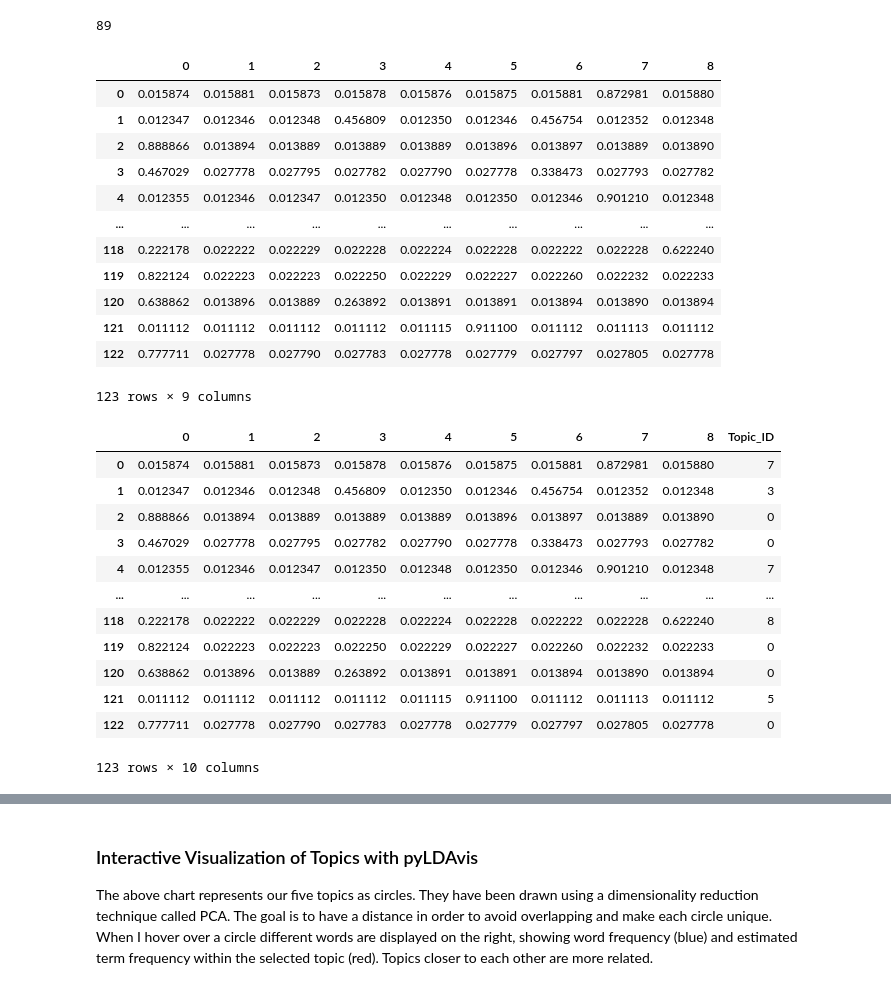
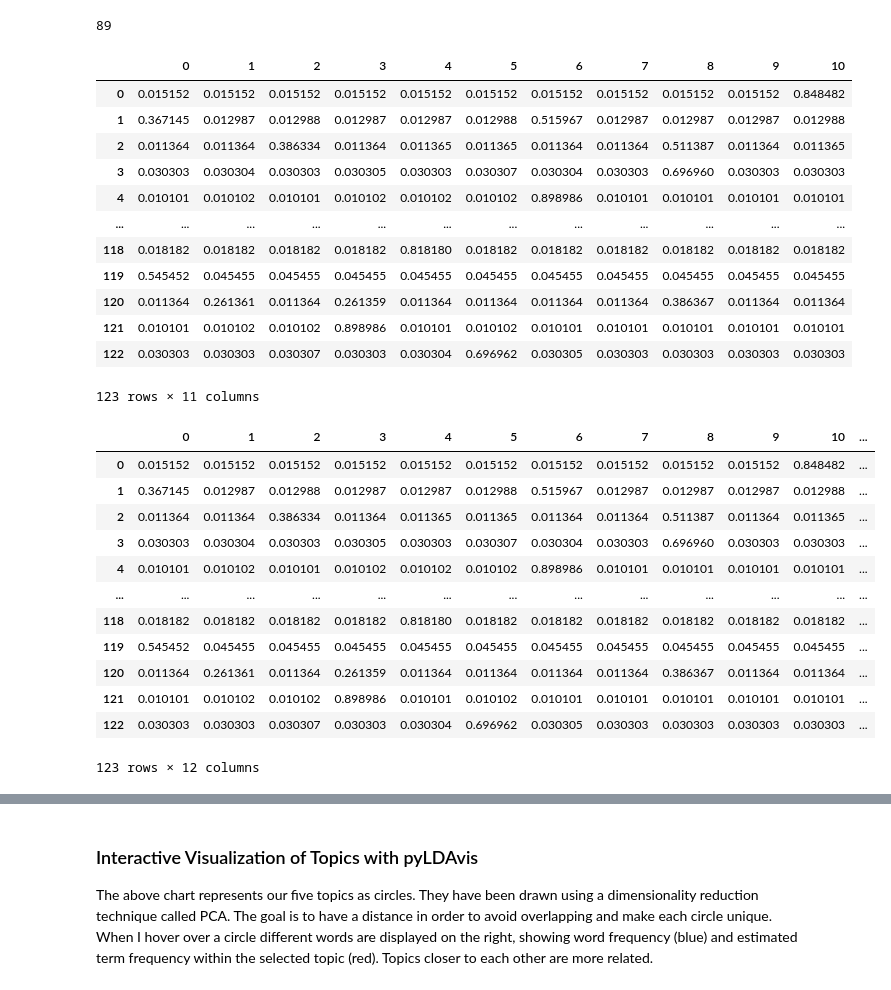
Before and after one commit to AnikaNissen/AccPeda, a Jupyter notebook: AccPeda - LDA Analysis_v2.ipynb, the cells around one changed output, grey strips where cells are left out. Saved outputs shown, nothing was run; the diff lists cells and outputs as text; code cells hidden in the pictures.

```diff
--- a/AccPeda - LDA Analysis_v2.ipynb
+++ b/AccPeda - LDA Analysis_v2.ipynb
@@ -104,7 +104,7 @@ Academic dishonesty is on the rise, and technology is partly to blame. Student w
 # Is only required if specific words are to be deleted
 # Option to store word list that is to be removed in a txt and read it in from there
 '''
-removewords = ['introduction', 'background']
+removewords = ['case', 'background']
 
 for i in removewords:
     reports['Abstract'] = reports['Abstract'].str.replace(i,' ', case=False)
@@ -510,8 +538,9 @@ Adapting the model according to the optimal number of topics based on the calcul
 As in all three calculated score, the optimal number of topics seems to vary. In order to explore different facets of the phenomenon, we select a number of 5 topics since this seems to have fairly good coherence.
 # %%
 lda_model = LdaMulticore(corpus=corpus, id2word=dictionary, iterations=10,
-                         num_topics=9, workers = 8, passes=100)
-# Choose 9 topics according to CV score
+                         num_topics=11, workers = 8, passes=100)
+# Choose 11 topics according to CV score, because 3 topics is too little to get a more
+#differentiated view
 # %% [markdown]
 ## Step 6: Extract, Add to Excel and Visualize the Topics
 We can now print out the five topics and the related words:
@@ -563,36 +591,36 @@ list(merged.columns.values).index(0)
 # %% [output]
 89
 # %%
-merged.iloc[:,89:98]
+merged.iloc[:,89:100]
 # %% [output]
-|  | 0 | 1 | 2 | 3 | 4 | 5 | 6 | 7 | 8 |
-| 0 | 0.015874 | 0.015881 | 0.015873 | 0.015878 | 0.015876 | 0.015875 | 0.015881 | 0.872981 | 0.015880 |
-| 1 | 0.012347 | 0.012346 | 0.012348 | 0.456809 | 0.012350 | 0.012346 | 0.456754 | 0.012352 | 0.012348 |
-| 2 | 0.888866 | 0.013894 | 0.013889 | 0.013889 | 0.013889 | 0.013896 | 0.013897 | 0.013889 | 0.013890 |
-| 3 | 0.467029 | 0.027778 | 0.027795 | 0.027782 | 0.027790 | 0.027778 | 0.338473 | 0.027793 | 0.027782 |
-| 4 | 0.012355 | 0.012346 | 0.012347 | 0.012350 | 0.012348 | 0.012350 | 0.012346 | 0.901210 | 0.012348 |
-| ... | ... | ... | ... | ... | ... | ... | ... | ... | ... |
-| 118 | 0.222178 | 0.022222 | 0.022229 | 0.022228 | 0.022224 | 0.022228 | 0.022222 | 0.022228 | 0.622240 |
-| 119 | 0.822124 | 0.022223 | 0.022223 | 0.022250 | 0.022229 | 0.022227 | 0.022260 | 0.022232 | 0.022233 |
-| 120 | 0.638862 | 0.013896 | 0.013889 | 0.263892 | 0.013891 | 0.013891 | 0.013894 | 0.013890 | 0.013894 |
-| 121 | 0.011112 | 0.011112 | 0.011112 | 0.011112 | 0.011115 | 0.911100 | 0.011112 | 0.011113 | 0.011112 |
-| 122 | 0.777711 | 0.027778 | 0.027790 | 0.027783 | 0.027778 | 0.027779 | 0.027797 | 0.027805 | 0.027778 |
+|  | 0 | 1 | 2 | 3 | 4 | 5 | 6 | 7 | 8 | 9 | 10 |
+| 0 | 0.015152 | 0.015152 | 0.015152 | 0.015152 | 0.015152 | 0.015152 | 0.015152 | 0.015152 | 0.015152 | 0.015152 | 0.848482 |
+| 1 | 0.367145 | 0.012987 | 0.012988 | 0.012987 | 0.012987 | 0.012988 | 0.515967 | 0.012987 | 0.012987 | 0.012987 | 0.012988 |
+| 2 | 0.011364 | 0.011364 | 0.386334 | 0.011364 | 0.011365 | 0.011365 | 0.011364 | 0.011364 | 0.511387 | 0.011364 | 0.011365 |
+| 3 | 0.030303 | 0.030304 | 0.030303 | 0.030305 | 0.030303 | 0.030307 | 0.030304 | 0.030303 | 0.696960 | 0.030303 | 0.030303 |
+| 4 | 0.010101 | 0.010102 | 0.010101 | 0.010102 | 0.010102 | 0.010102 | 0.898986 | 0.010101 | 0.010101 | 0.010101 | 0.010101 |
+| ... | ... | ... | ... | ... | ... | ... | ... | ... | ... | ... | ... |
+| 118 | 0.018182 | 0.018182 | 0.018182 | 0.018182 | 0.818180 | 0.018182 | 0.018182 | 0.018182 | 0.018182 | 0.018182 | 0.018182 |
+| 119 | 0.545452 | 0.045455 | 0.045455 | 0.045455 | 0.045455 | 0.045455 | 0.045455 | 0.045455 | 0.045455 | 0.045455 | 0.045455 |
+| 120 | 0.011364 | 0.261361 | 0.011364 | 0.261359 | 0.011364 | 0.011364 | 0.011364 | 0.011364 | 0.386367 | 0.011364 | 0.011364 |
+| 121 | 0.010101 | 0.010102 | 0.010102 | 0.898986 | 0.010101 | 0.010102 | 0.010101 | 0.010101 | 0.010101 | 0.010101 | 0.010101 |
+| 122 | 0.030303 | 0.030303 | 0.030307 | 0.030303 | 0.030304 | 0.696962 | 0.030305 | 0.030303 | 0.030303 | 0.030303 | 0.030303 |
-123 rows × 9 columns
+123 rows × 11 columns
 # %%
 # first let's get the topic that is most probable for each abstract:
-merged['Topic_ID'] = merged.iloc[:,89:98].idxmax(axis=1)
-merged.iloc[:,89:99]
+merged['Topic_ID'] = merged.iloc[:,89:100].idxmax(axis=1)
+merged.iloc[:,89:101]
 # %% [output]
-|  | 0 | 1 | 2 | 3 | 4 | 5 | 6 | 7 | 8 | Topic_ID |
-| 0 | 0.015874 | 0.015881 | 0.015873 | 0.015878 | 0.015876 | 0.015875 | 0.015881 | 0.872981 | 0.015880 | 7 |
-| 1 | 0.012347 | 0.012346 | 0.012348 | 0.456809 | 0.012350 | 0.012346 | 0.456754 | 0.012352 | 0.012348 | 3 |
-| 2 | 0.888866 | 0.013894 | 0.013889 | 0.013889 | 0.013889 | 0.013896 | 0.013897 | 0.013889 | 0.013890 | 0 |
-| 3 | 0.467029 | 0.027778 | 0.027795 | 0.027782 | 0.027790 | 0.027778 | 0.338473 | 0.027793 | 0.027782 | 0 |
-| 4 | 0.012355 | 0.012346 | 0.012347 | 0.012350 | 0.012348 | 0.012350 | 0.012346 | 0.901210 | 0.012348 | 7 |
-| ... | ... | ... | ... | ... | ... | ... | ... | ... | ... | ... |
-| 118 | 0.222178 | 0.022222 | 0.022229 | 0.022228 | 0.022224 | 0.022228 | 0.022222 | 0.022228 | 0.622240 | 8 |
-| 119 | 0.822124 | 0.022223 | 0.022223 | 0.022250 | 0.022229 | 0.022227 | 0.022260 | 0.022232 | 0.022233 | 0 |
-| 120 | 0.638862 | 0.013896 | 0.013889 | 0.263892 | 0.013891 | 0.013891 | 0.013894 | 0.013890 | 0.013894 | 0 |
-| 121 | 0.011112 | 0.011112 | 0.011112 | 0.011112 | 0.011115 | 0.911100 | 0.011112 | 0.011113 | 0.011112 | 5 |
-| 122 | 0.777711 | 0.027778 | 0.027790 | 0.027783 | 0.027778 | 0.027779 | 0.027797 | 0.027805 | 0.027778 | 0 |
+|  | 0 | 1 | 2 | 3 | 4 | 5 | 6 | 7 | 8 | 9 | 10 | ... |
+| 0 | 0.015152 | 0.015152 | 0.015152 | 0.015152 | 0.015152 | 0.015152 | 0.015152 | 0.015152 | 0.015152 | 0.015152 | 0.848482 | ... |
+| 1 | 0.367145 | 0.012987 | 0.012988 | 0.012987 | 0.012987 | 0.012988 | 0.515967 | 0.012987 | 0.012987 | 0.012987 | 0.012988 | ... |
+| 2 | 0.011364 | 0.011364 | 0.386334 | 0.011364 | 0.011365 | 0.011365 | 0.011364 | 0.011364 | 0.511387 | 0.011364 | 0.011365 | ... |
+| 3 | 0.030303 | 0.030304 | 0.030303 | 0.030305 | 0.030303 | 0.030307 | 0.030304 | 0.030303 | 0.696960 | 0.030303 | 0.030303 | ... |
+| 4 | 0.010101 | 0.010102 | 0.010101 | 0.010102 | 0.010102 | 0.010102 | 0.898986 | 0.010101 | 0.010101 | 0.010101 | 0.010101 | ... |
+| ... | ... | ... | ... | ... | ... | ... | ... | ... | ... | ... | ... | ... |
+| 118 | 0.018182 | 0.018182 | 0.018182 | 0.018182 | 0.818180 | 0.018182 | 0.018182 | 0.018182 | 0.018182 | 0.018182 | 0.018182 | ... |
+| 119 | 0.545452 | 0.045455 | 0.045455 | 0.045455 | 0.045455 | 0.045455 | 0.045455 | 0.045455 | 0.045455 | 0.045455 | 0.045455 | ... |
+| 120 | 0.011364 | 0.261361 | 0.011364 | 0.261359 | 0.011364 | 0.011364 | 0.011364 | 0.011364 | 0.386367 | 0.011364 | 0.011364 | ... |
+| 121 | 0.010101 | 0.010102 | 0.010102 | 0.898986 | 0.010101 | 0.010102 | 0.010101 | 0.010101 | 0.010101 | 0.010101 | 0.010101 | ... |
+| 122 | 0.030303 | 0.030303 | 0.030307 | 0.030303 | 0.030304 | 0.696962 | 0.030305 | 0.030303 | 0.030303 | 0.030303 | 0.030303 | ... |
-123 rows × 10 columns
+123 rows × 12 columns
```
Also changed, not shown: parts of 17 cells of this notebook.
